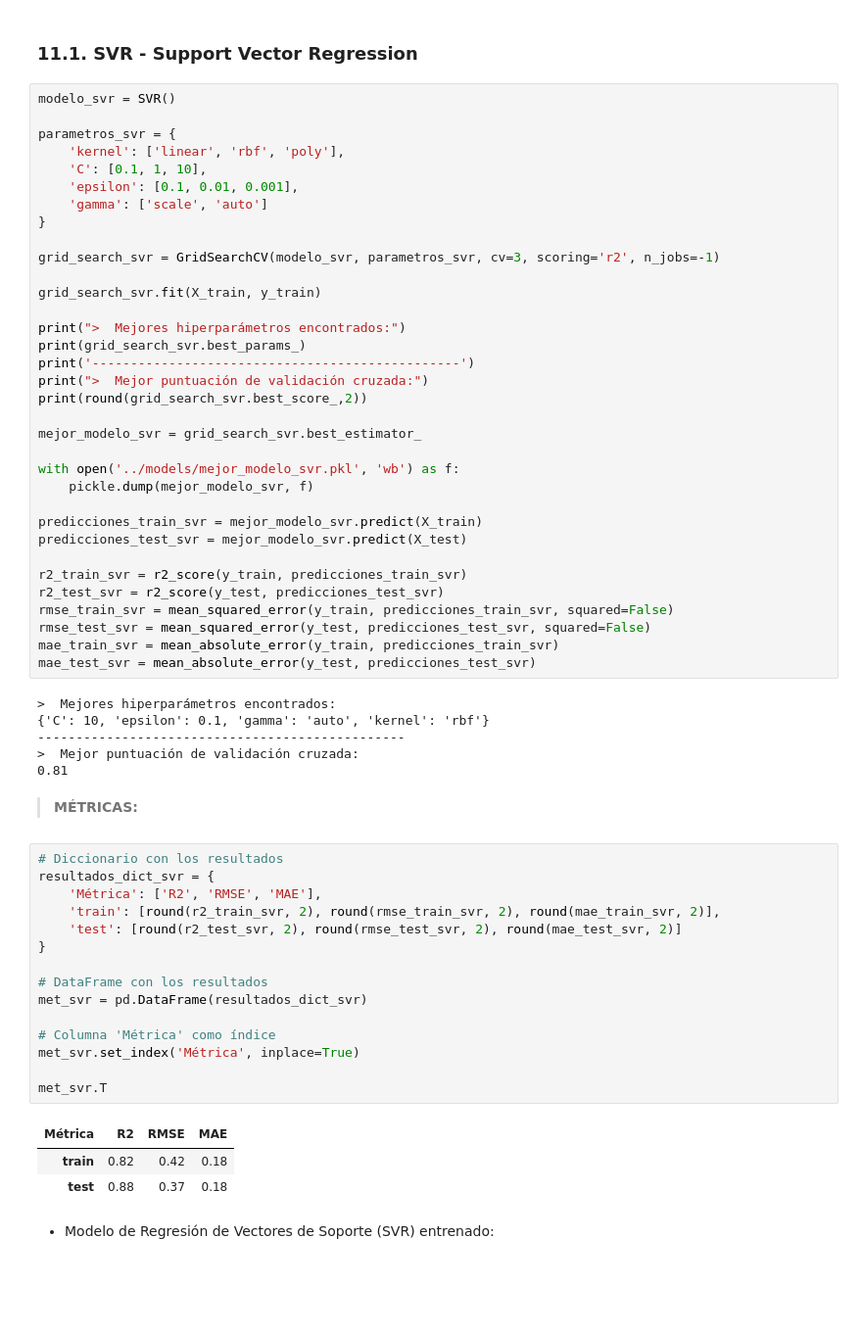
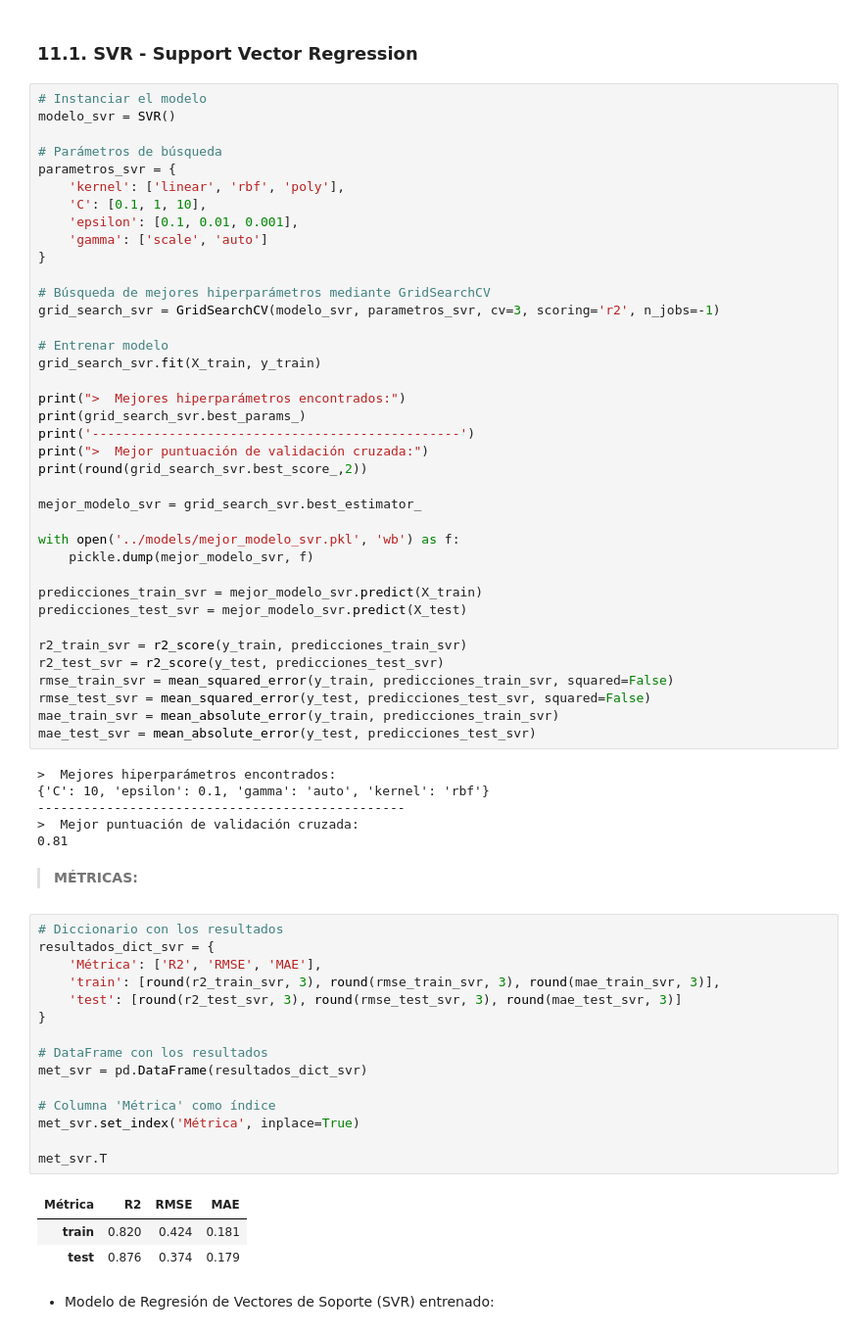
Before and after one commit to XimenaPO/MLProject_Medical_Cost, a Jupyter notebook: src/notebooks/project_resume.ipynb, the cells around one changed output. Shown at 98% size. Drawn from its saved outputs; the diff is of its cells as text; blank space fills up the shorter version.

Commit message:
upload estructura GridSearch y Métricas

```diff
--- a/src/notebooks/project_resume.ipynb
+++ b/src/notebooks/project_resume.ipynb
@@ -1111,8 +1111,10 @@ Seguidamente, realizaremos la búsqueda de los mejores hiperparámetros según c
 # %% [markdown]
 ### 11.1. SVR - Support Vector Regression
 # %%
+# Instanciar el modelo
 modelo_svr = SVR()
 
+# Parámetros de búsqueda
 parametros_svr = {
     'kernel': ['linear', 'rbf', 'poly'],
     'C': [0.1, 1, 10],
@@ -1120,8 +1122,10 @@ parametros_svr = {
     'gamma': ['scale', 'auto']
 }
 
+# Búsqueda de mejores hiperparámetros mediante GridSearchCV
 grid_search_svr = GridSearchCV(modelo_svr, parametros_svr, cv=3, scoring='r2', n_jobs=-1)
 
+# Entrenar modelo
 grid_search_svr.fit(X_train, y_train)
 
 print(">  Mejores hiperparámetros encontrados:")
@@ -1155,22 +1159,22 @@ mae_test_svr = mean_absolute_error(y_test, predicciones_test_svr)
 # %%
 # Diccionario con los resultados
 resultados_dict_svr = {
     'Métrica': ['R2', 'RMSE', 'MAE'],
-    'train': [round(r2_train_svr, 2), round(rmse_train_svr, 2), round(mae_train_svr, 2)],
-    'test': [round(r2_test_svr, 2), round(rmse_test_svr, 2), round(mae_test_svr, 2)]
+    'train': [round(r2_train_svr, 3), round(rmse_train_svr, 3), round(mae_train_svr, 3)],
+    'test': [round(r2_test_svr, 3), round(rmse_test_svr, 3), round(mae_test_svr, 3)]
 }
 
 # DataFrame con los resultados
 met_svr = pd.DataFrame(resultados_dict_svr)
 
 # Columna 'Métrica' como índice
 met_svr.set_index('Métrica', inplace=True)
 
 met_svr.T
 # %% [output]
 | Métrica | R2 | RMSE | MAE |
-| train | 0.82 | 0.42 | 0.18 |
-| test | 0.88 | 0.37 | 0.18 |
+| train | 0.820 | 0.424 | 0.181 |
+| test | 0.876 | 0.374 | 0.179 |
 # %% [markdown]
 - Modelo de Regresión de Vectores de Soporte (SVR) entrenado:
 # %%
```
Also changed, not shown: parts of 12 cells of this notebook.
